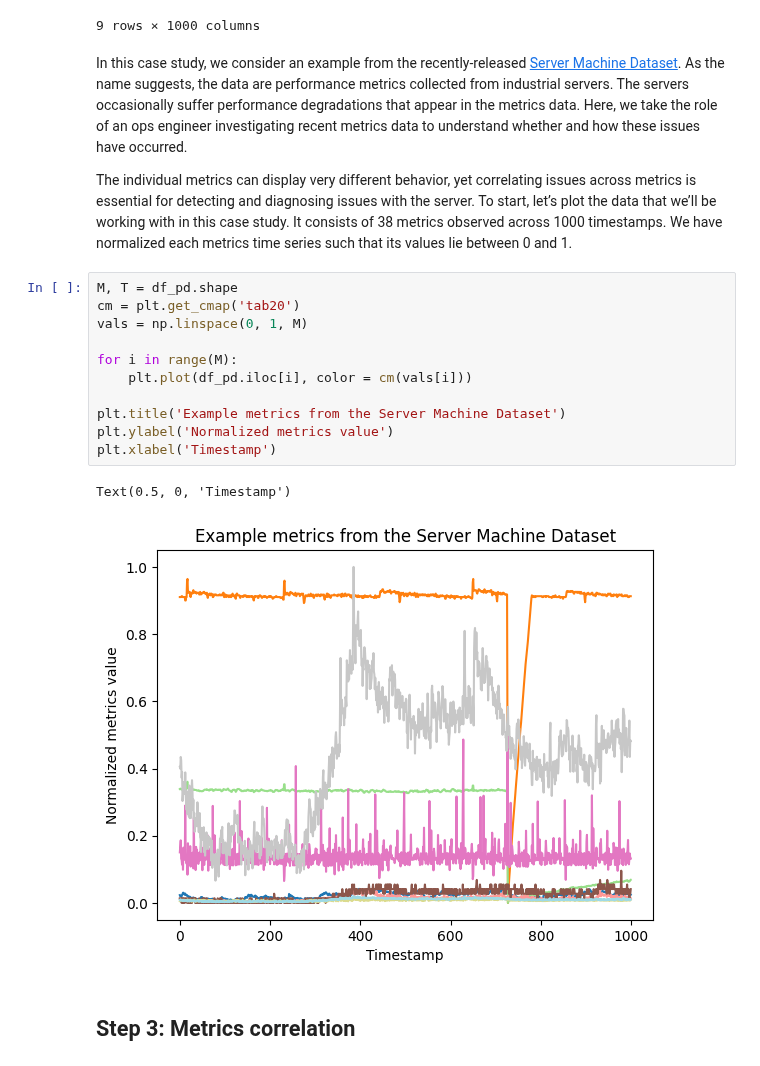
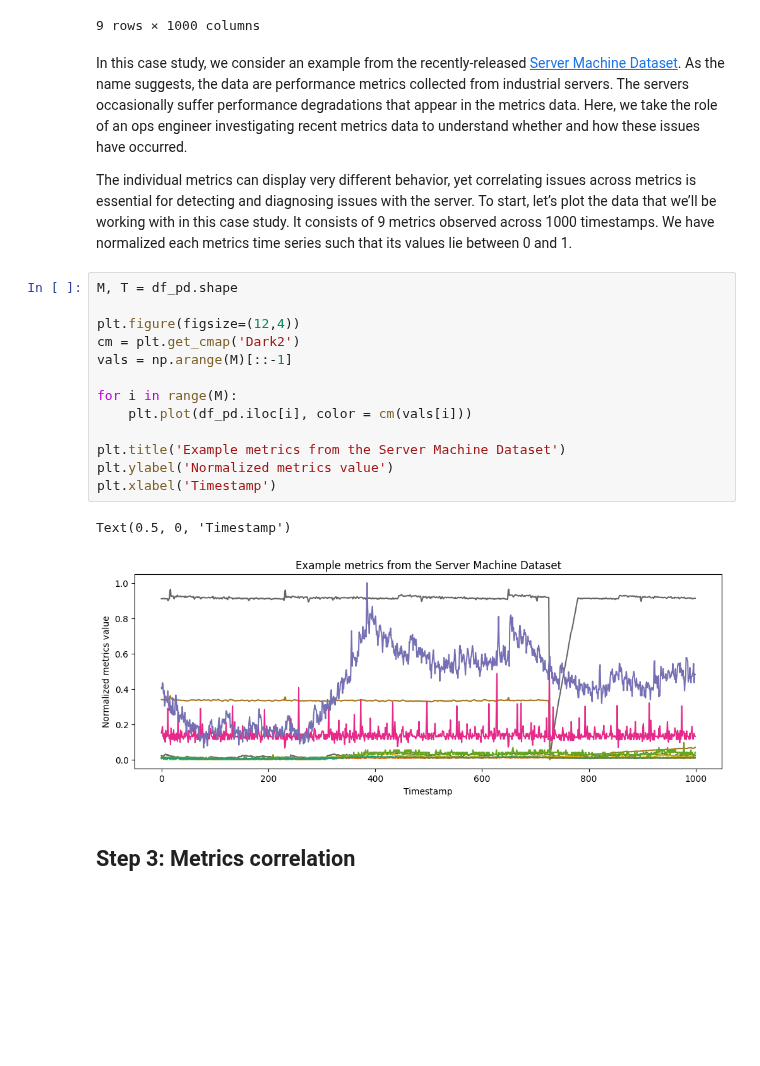
Before and after one commit to opensearch-project/opensearch-py-ml, a Jupyter notebook: docs/source/examples/demo_metrics_correlation.ipynb, the cells around one changed output. Cells and saved outputs as stored; diff of their text form; blank space fills up the shorter version.

```diff
--- a/docs/source/examples/demo_metrics_correlation.ipynb
+++ b/docs/source/examples/demo_metrics_correlation.ipynb
@@ -76,21 +76,23 @@ df_pd
 # %% [markdown]
 In this case study, we consider an example from the recently-released [Server Machine Dataset](https://github.com/NetManAIOps/OmniAnomaly). As the name suggests, the data are performance metrics collected from industrial servers. The servers occasionally suffer performance degradations that appear in the metrics data. Here, we take the role of an ops engineer investigating recent metrics data to understand whether and how these issues have occurred.
 
-The individual metrics can display very different behavior, yet correlating issues across metrics is essential for detecting and diagnosing issues with the server. To start, let’s plot the data that we’ll be working with in this case study. It consists of 38 metrics observed across 1000 timestamps. We have normalized each metrics time series such that its values lie between 0 and 1.
+The individual metrics can display very different behavior, yet correlating issues across metrics is essential for detecting and diagnosing issues with the server. To start, let’s plot the data that we’ll be working with in this case study. It consists of 9 metrics observed across 1000 timestamps. We have normalized each metrics time series such that its values lie between 0 and 1.
 # %%
 M, T = df_pd.shape
-cm = plt.get_cmap('tab20')
-vals = np.linspace(0, 1, M)
+
+plt.figure(figsize=(12,4))
+cm = plt.get_cmap('Dark2')
+vals = np.arange(M)[::-1]
 
 for i in range(M):
     plt.plot(df_pd.iloc[i], color = cm(vals[i]))
 
 plt.title('Example metrics from the Server Machine Dataset')
 plt.ylabel('Normalized metrics value')
 plt.xlabel('Timestamp')
 # %% [output]
 Text(0.5, 0, 'Timestamp')
-[figure, old version]
+[figure, new version]
 # %% [markdown]
 ## Step 3: Metrics correlation
 # %% [markdown]
```
Also changed, not shown: parts of 8 cells of this notebook, 2 other files.
